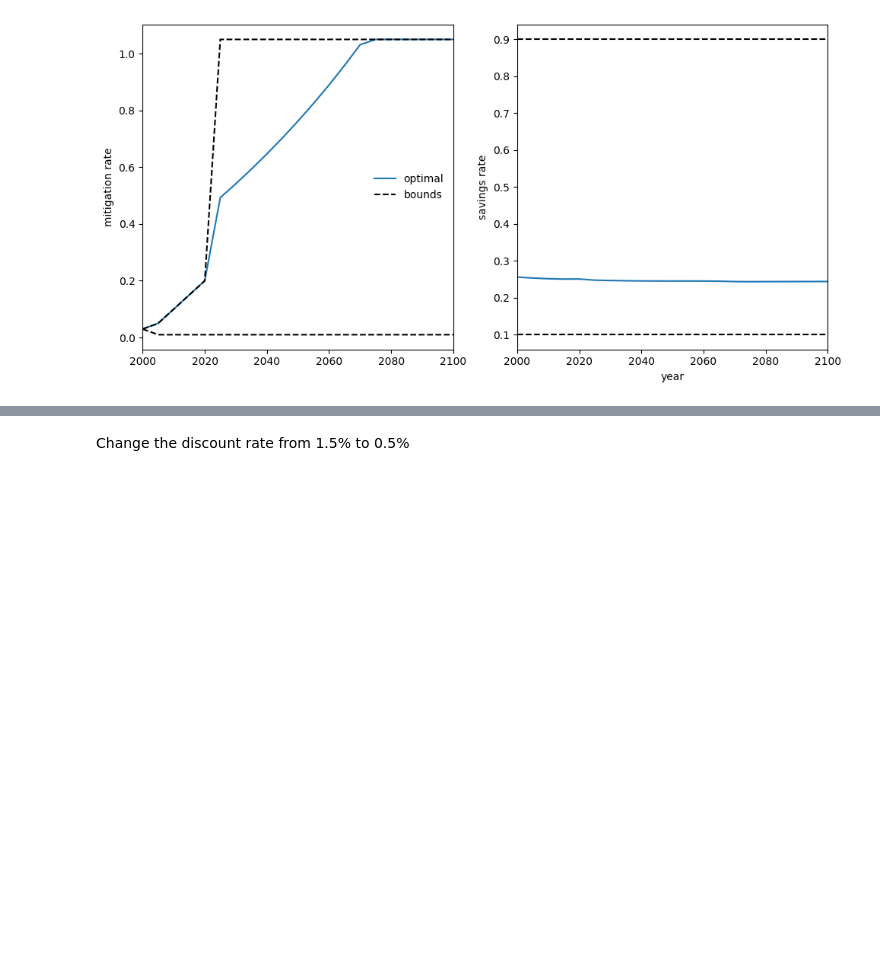
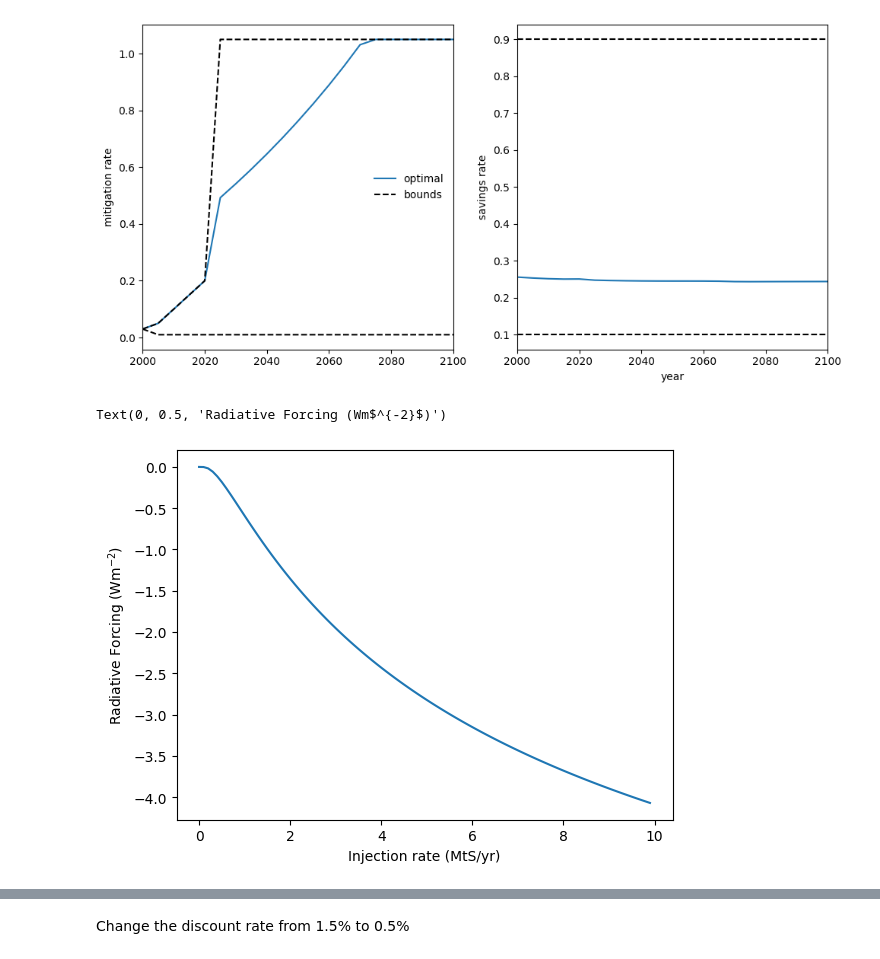
Before and after one commit to benmsanderson/PyDICE, a Jupyter notebook: newdice.ipynb, the cells around one changed output, grey strips where cells are left out. Cells and saved outputs as stored; diff of their text form; code cells hidden in the pictures; blank space fills up the shorter version.

```diff
--- a/newdice.ipynb
+++ b/newdice.ipynb
@@ -165,6 +235,14 @@ ax[1].set_xlim(2000, max_year)
 fig.tight_layout()
 # %% [output]
 [figure]
+# %%
+isrg=np.arange(0,10,.1)
+plt.plot(isrg,-10*np.exp(-(8/isrg)**0.5))
+plt.xlabel('Injection rate (MtS/yr)')
+plt.ylabel('Radiative Forcing (Wm$^{-2}$)')
+# %% [output]
+Text(0, 0.5, 'Radiative Forcing (Wm$^{-2}$)')
+[figure, added]
 # %%
 plt.plot(dice_std.TT,-dice.SRM,'r')
 plt.plot(dice_std.TT,-.5*dice.IS/1000+(0.2/25)*(dice.IS/1000)**2,'r--')
```
Also changed, not shown: parts of 14 cells of this notebook, 1 other file.
